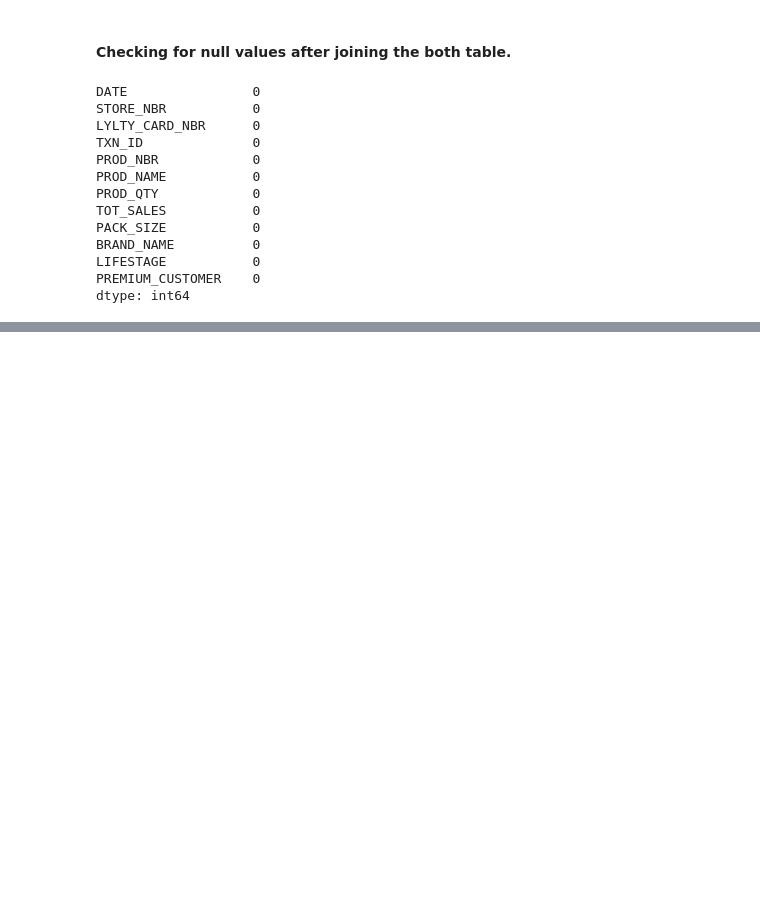
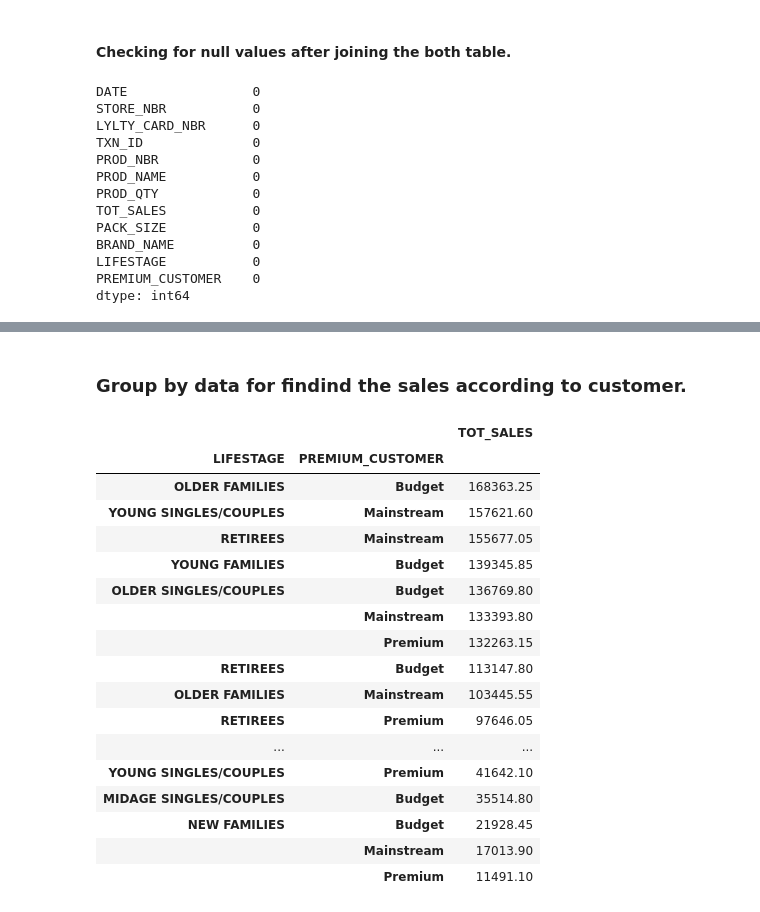
Before and after one commit to 87690ut/Virtual-Internships-Portfolio, a Jupyter notebook: Python_EDA/Customer_analysis.ipynb, the cells around one changed output, grey strips where cells are left out. Cells and saved outputs as stored; diff of their text form; code cells hidden in the pictures; blank space fills up the shorter version.

```diff
--- a/Python_EDA/Customer_analysis.ipynb
+++ b/Python_EDA/Customer_analysis.ipynb
@@ -296,0 +311,25 @@ dtype: int64
+# %% [markdown]
+### Group by data for findind the sales according to customer.
+# %%
+identification = full_df.groupby(['LIFESTAGE', 'PREMIUM_CUSTOMER'])['TOT_SALES'].sum().sort_values(ascending=False) # grouping the data on the basis of lifestage and premium customer status for getting the total sales for each group and then sorting it in descending order.
+master_df = pd.DataFrame(identification)
+master_df
+# %% [output]
+|  |  | TOT_SALES |
+| LIFESTAGE | PREMIUM_CUSTOMER |  |
+| OLDER FAMILIES | Budget | 168363.25 |
+| YOUNG SINGLES/COUPLES | Mainstream | 157621.60 |
+| RETIREES | Mainstream | 155677.05 |
+| YOUNG FAMILIES | Budget | 139345.85 |
+| OLDER SINGLES/COUPLES | Budget | 136769.80 |
+|  | Mainstream | 133393.80 |
+|  | Premium | 132263.15 |
+| RETIREES | Budget | 113147.80 |
+| OLDER FAMILIES | Mainstream | 103445.55 |
+| RETIREES | Premium | 97646.05 |
+| ... | ... | ... |
+| YOUNG SINGLES/COUPLES | Premium | 41642.10 |
+| MIDAGE SINGLES/COUPLES | Budget | 35514.80 |
+| NEW FAMILIES | Budget | 21928.45 |
+|  | Mainstream | 17013.90 |
+|  | Premium | 11491.10 |
```
Also changed, not shown: parts of 2 cells of this notebook.
